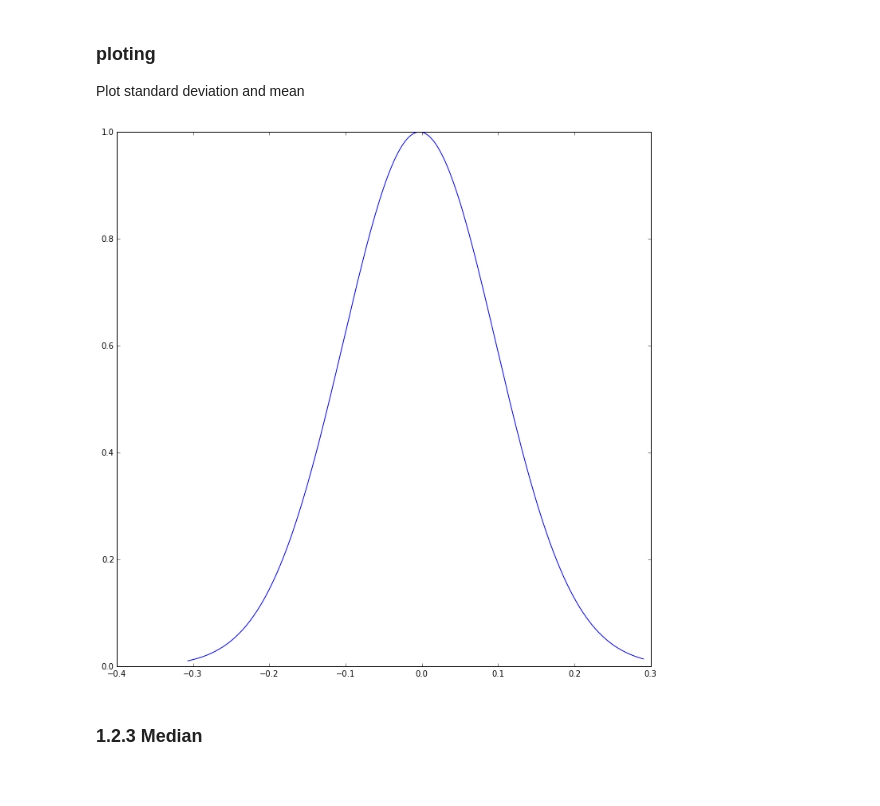
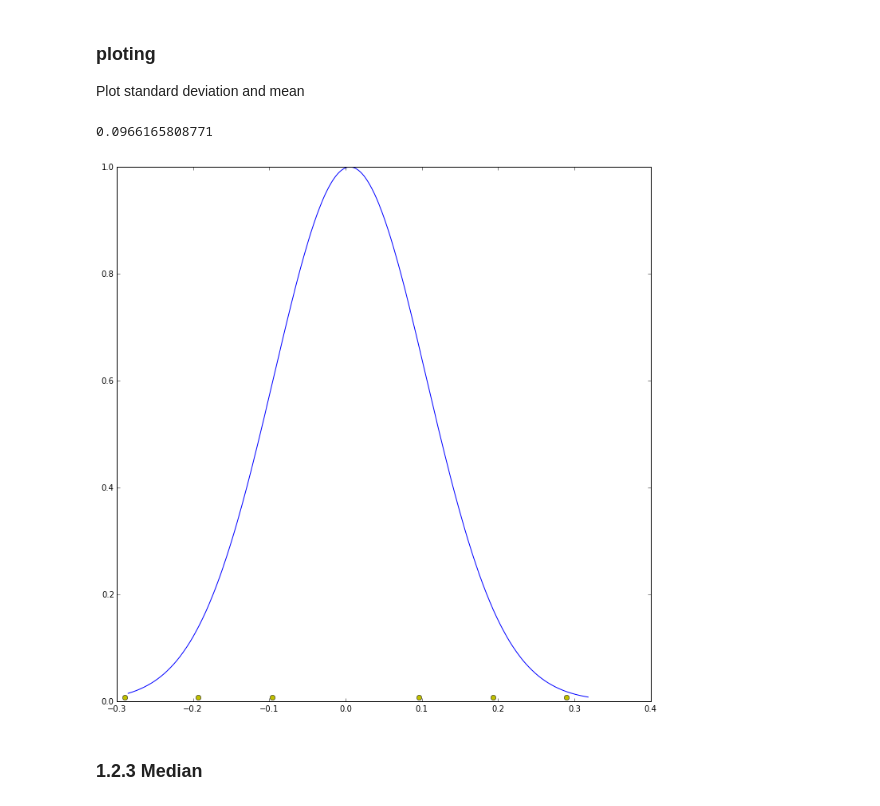
Before and after one commit to danilons/ml-course, a Jupyter notebook: class1.ipynb, the cells around one changed output. Saved outputs shown, nothing was run; the diff lists cells and outputs as text; code cells hidden in the pictures.

```diff
--- a/class1.ipynb
+++ b/class1.ipynb
@@ -402,23 +404,37 @@ Plot standard deviation and mean
 # %%
 from __future__ import division
 
 mu, sigma = 0, 0.1 # mean and standard deviation
 x = np.random.normal(mu, sigma, 1000)
+
 mu = x.mean()
 st = x.std()
 
 def gaussian(x, mu, sig):
     return np.exp(-np.power(x - mu, 2.) / (2 * np.power(sig, 2.)))
 
 sp = np.linspace(x.min(), x.max(), 1000)
 pdf = gaussian(sp, mu, sigma)
 y = pdf.min()
 
 plt.figure(figsize=(12, 12))
 plt.plot(sp, pdf)
+
+
+print st
+# na posição (x=0.1, y=0) desenhar um X vermelho
+# plt.plot(0.1, 0, 'xr')
+plt.plot(st, y, 'oy')
+plt.plot(-st, y, 'oy')
+plt.plot(2*st, y, 'oy')
+plt.plot(-2*st, y, 'oy')
+plt.plot(3*st, y, 'oy')
+plt.plot(-3*st, y, 'oy')
+
 plt.show()
 # %% [output]
+0.0966165808771
-[figure, old version]
+[figure, new version]
 # %% [markdown]
 ### 1.2.3 Median
 # %% [markdown]
```
Also changed, not shown: parts of 9 cells of this notebook, 3 other files.
